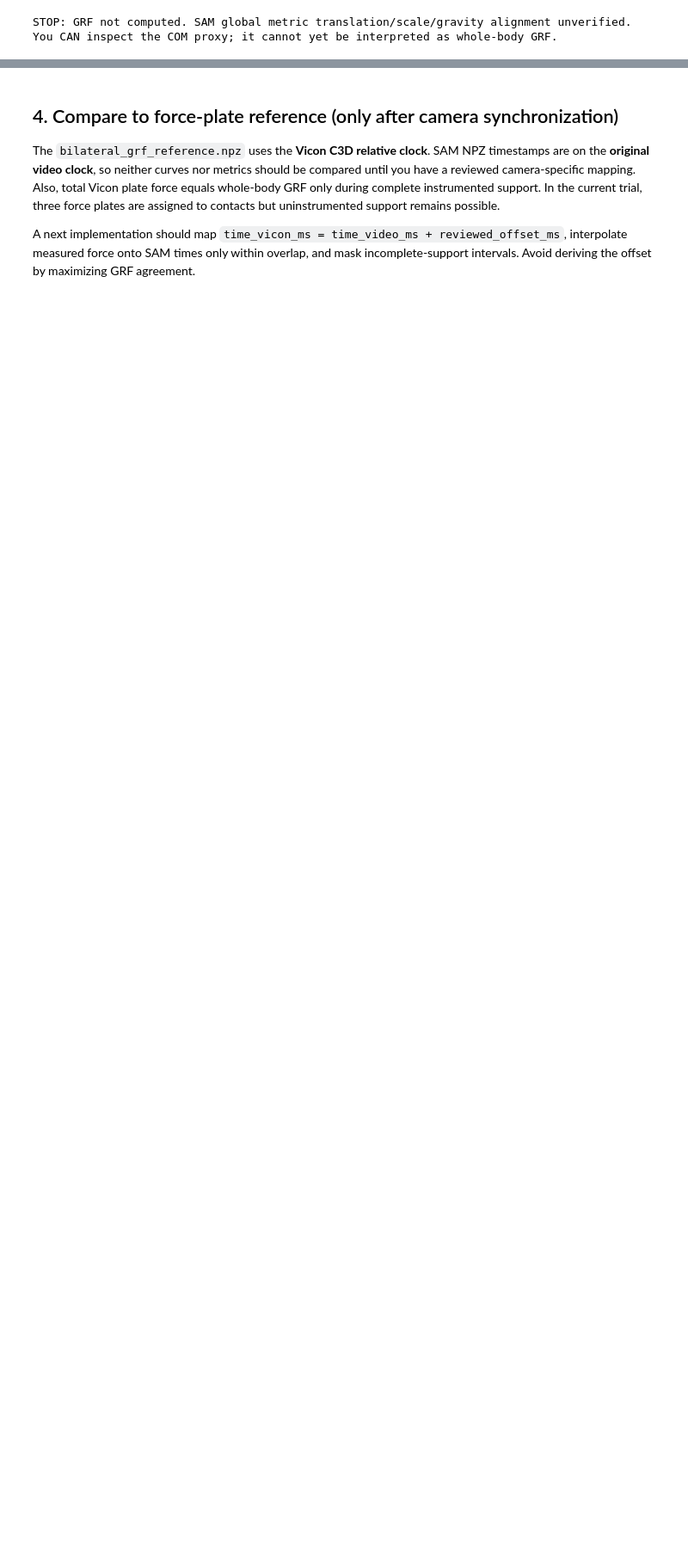
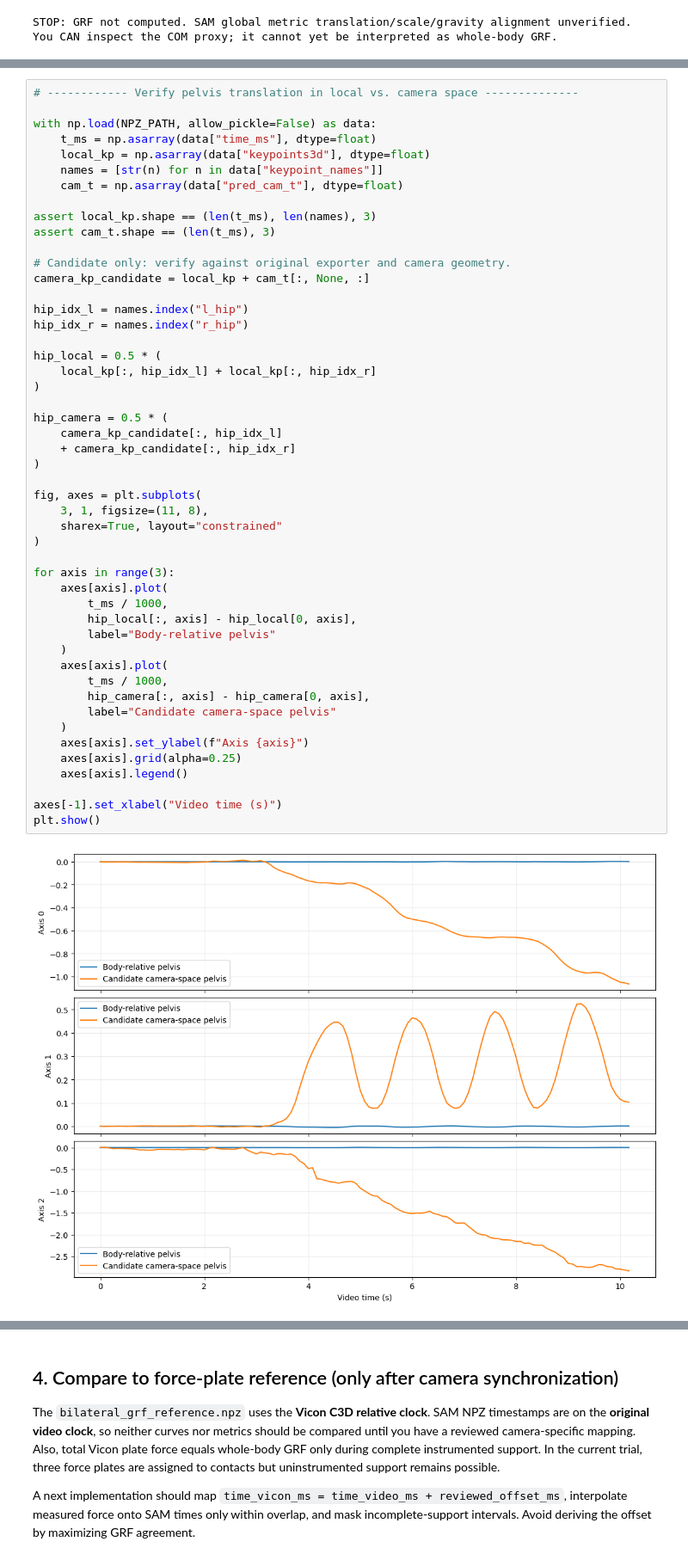
Before and after one commit to tdjohnson1987/markerless_sam, a Jupyter notebook: notebooks/03_kinetics_physics_informed.ipynb, the cells around one changed output, grey strips where cells are left out. Shown at 86% size. Drawn from its saved outputs; the diff is of its cells as text; blank space fills up the shorter version.

```diff
--- a/notebooks/03_kinetics_physics_informed.ipynb
+++ b/notebooks/03_kinetics_physics_informed.ipynb
@@ -216,0 +339,51 @@ Shoulder midpoint range: [0.10801253 0.09226638 0.15289452]
+# %%
+# ------------ Verify pelvis translation in local vs. camera space --------------
+
+with np.load(NPZ_PATH, allow_pickle=False) as data:
+    t_ms = np.asarray(data["time_ms"], dtype=float)
+    local_kp = np.asarray(data["keypoints3d"], dtype=float)
+    names = [str(n) for n in data["keypoint_names"]]
+    cam_t = np.asarray(data["pred_cam_t"], dtype=float)
+
+assert local_kp.shape == (len(t_ms), len(names), 3)
+assert cam_t.shape == (len(t_ms), 3)
+
+# Candidate only: verify against original exporter and camera geometry.
+camera_kp_candidate = local_kp + cam_t[:, None, :]
+
+hip_idx_l = names.index("l_hip")
+hip_idx_r = names.index("r_hip")
+
+hip_local = 0.5 * (
+    local_kp[:, hip_idx_l] + local_kp[:, hip_idx_r]
+)
+
+hip_camera = 0.5 * (
+    camera_kp_candidate[:, hip_idx_l]
+    + camera_kp_candidate[:, hip_idx_r]
+)
+
+fig, axes = plt.subplots(
+    3, 1, figsize=(11, 8),
+    sharex=True, layout="constrained"
+)
+
+for axis in range(3):
+    axes[axis].plot(
+        t_ms / 1000,
+        hip_local[:, axis] - hip_local[0, axis],
+        label="Body-relative pelvis"
+    )
+    axes[axis].plot(
+        t_ms / 1000,
+        hip_camera[:, axis] - hip_camera[0, axis],
+        label="Candidate camera-space pelvis"
+    )
+    axes[axis].set_ylabel(f"Axis {axis}")
+    axes[axis].grid(alpha=0.25)
+    axes[axis].legend()
+
+axes[-1].set_xlabel("Video time (s)")
+plt.show()
+# %% [output]
+[figure, added]
```
Also changed, not shown: parts of 10 cells of this notebook, 3 other files.
